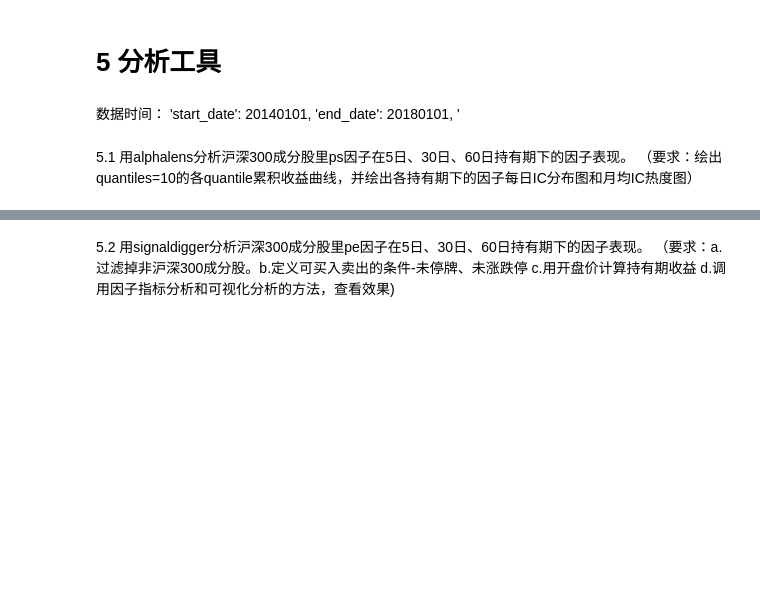
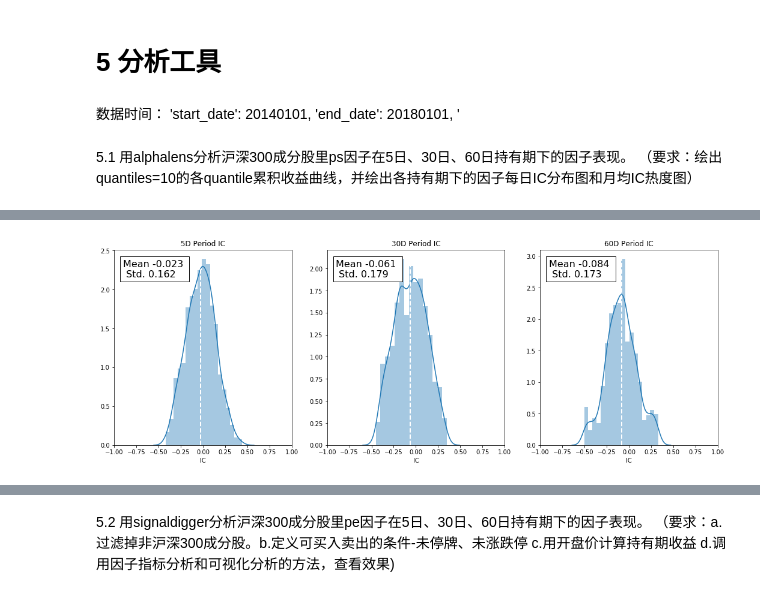
Before and after one commit to pengyaheng/-, a Jupyter notebook: 0f0基础1-5网课作业.ipynb, the cells around one changed output, grey strips where cells are left out. Cells and saved outputs as stored; diff of their text form; code cells hidden in the pictures; blank space fills up the shorter version.

```diff
--- a/0f0基础1-5网课作业.ipynb
+++ b/0f0基础1-5网课作业.ipynb
@@ -192,0 +252,7 @@ Dropped 6.4% entries from factor data (6.4% after in forward returns computation
+# %%
+import pandas as pd
+from datetime import datetime
+factor = dv.get_ts("ps")
+factor.index = pd.Index(map(lambda x: datetime.strptime(str(x),"%Y%m%d") , factor.index)) #索引调整为datetime日期格式
+factor = factor.stack()  # 处理成MultiIndex格式（alphalens分析因子必须的格式）
+factor.head()
@@ -192,0 +267,7 @@ Dropped 6.4% entries from factor data (6.4% after in forward returns computation
+# %%
+def change_index(df):
+    df.index = pd.Index(map(lambda x: datetime.strptime(str(x),"%Y%m%d") , df.index)) #索引调整为datetime日期格式
+    return df
+price=dv.get_ts('close_adj')
+price=change_index(price)
+price.head()
@@ -192,0 +282,4 @@ Dropped 6.4% entries from factor data (6.4% after in forward returns computation
+# %%
+import alphalens
+factor_data = alphalens.utils.get_clean_factor_and_forward_returns(factor,price,quantiles=10,periods=(5,30,60))
+factor_data.head()
@@ -192,0 +306,3 @@ Dropped 6.4% entries from factor data (6.4% after in forward returns computation
+# %%
+ic = alphalens.performance.factor_information_coefficient(factor_data)
+ic.head()
@@ -192,0 +317,5 @@ Dropped 6.4% entries from factor data (6.4% after in forward returns computation
+# %%
+alphalens.plotting.plot_ic_hist(ic)
+plt.show()
+# %% [output]
+[figure, added]
```
Also changed, not shown: parts of 57 cells of this notebook.
